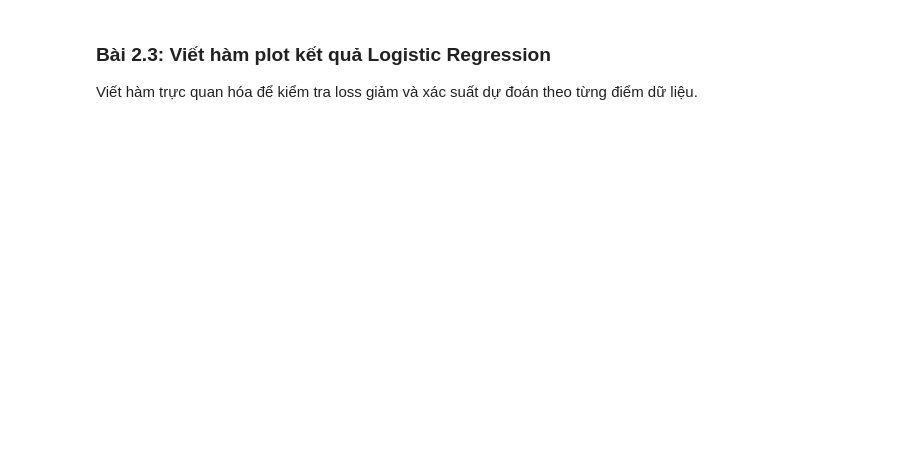
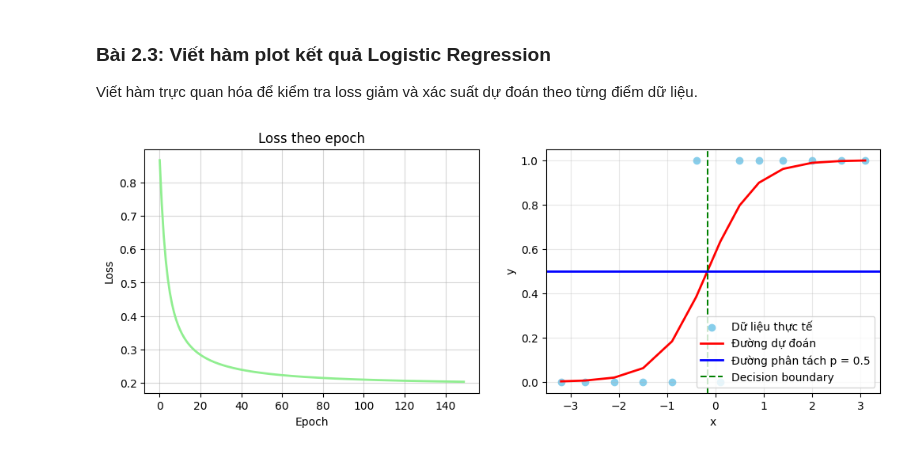
Before and after one commit to hanghithien/mliot-pyml-2026-hw, a Jupyter notebook: week02/gradient-descent-hw/gradient_descent_hw.ipynb, the cells around one changed output. Drawn from its saved outputs; the diff is of its cells as text; code cells hidden in the pictures; blank space fills up the shorter version.

```diff
--- a/week02/gradient-descent-hw/gradient_descent_hw.ipynb
+++ b/week02/gradient-descent-hw/gradient_descent_hw.ipynb
@@ -308,7 +367,20 @@ loss_history_logistic = []
 # TODO: cập nhật w_logistic = w_logistic - learning_rate_logistic * grad_w_logistic
 # TODO: cập nhật b_logistic = b_logistic - learning_rate_logistic * grad_b_logistic
 # TODO: in epoch, loss_logistic, w_logistic, b_logistic sau mỗi 25 epochs
+for epoch in range(epochs_logistic):
+  y_pred_proba = predict_proba_logistic(x_logistic,w_logistic,b_logistic)
+  loss = binary_cross_entropy(y_logistic,y_pred_proba)
+  loss_history_logistic.append(loss)
+  g_w, g_b = compute_logistic_gradients(x_logistic, y_logistic, y_pred_proba)
+
+  w_logistic = w_logistic - learning_rate_logistic*g_w
+  b_logistic = b_logistic - learning_rate_logistic*g_b
+  if epoch % 25 == 0 or epoch == epochs_logistic -1:
+    print(f"epoch: {epoch:3d} | w: {w_logistic:8.4f} | b: {b_logistic:8.4f} | loss: {loss:4.2f}")
 
 # TODO: tính xác suất cuối cùng cho từng điểm x_logistic
 # TODO: đổi xác suất thành nhãn dự đoán với ngưỡng 0.5
 # TODO: in xác suất, nhãn dự đoán, và so sánh với y_logistic
+y_pred_proba = predict_proba_logistic(x_logistic, w_logistic,b_logistic)
+y_pred_label = np.array([1 if x >= 0.5 else 0 for x in y_pred_proba])
+print("Y dự đoán: ", y_pred_label, "\nY thực thế: ", y_logistic)
@@ -318,13 +400,38 @@ loss_history_logistic = []
 Viết hàm trực quan hóa để kiểm tra loss giảm và xác suất dự đoán theo từng điểm dữ liệu.
 # %%
 # TODO: import matplotlib.pyplot as plt
-
-# TODO: viết hàm plot_logistic_result(x, y_true, y_pred_proba, loss_history)
+import matplotlib.pyplot as plt
+# TODO: viết hàm
 # Gợi ý: tạo biểu đồ gồm 2 phần
 # - Phần 1: vẽ loss_history theo epoch
 # - Phần 2: scatter dữ liệu thật và scatter xác suất dự đoán
 # - Có thể vẽ thêm đường ngang y = 0.5 để thể hiện ngưỡng phân lớp
 # - Thêm title, xlabel, ylabel, legend để biểu đồ dễ đọc
+decision_boundary = -b_logistic / w_logistic
+def plot_logistic_result(x, y_true, y_pred_proba, loss_history):
+  epoch_axis = np.arange(len(loss_history))
+  fig, axes = plt.subplots(1,2, figsize = (12,4))
 
+  axes[0].plot(epoch_axis,loss_history, color = 'lightgreen', linewidth = 2)
+  axes[0].set_title("Loss theo epoch")
+  axes[0].set_xlabel("Epoch")
+  axes[0].set_ylabel("Loss")
+  axes[0].grid(True,alpha = 0.5)
+
+  axes[1].scatter(x,y_true,color = 'skyblue',label = 'Dữ liệu thực tế')
+  axes[1].plot(x,y_pred_proba,color = 'red', linewidth = 2,label = 'Đường dự đoán')
+  axes[1].axhline(y=0.5,color = 'blue', linewidth = 2,label = 'Đường phân tách p = 0.5')
+  axes[1].axvline(x=decision_boundary, color='green',linestyle='--', label='Decision boundary')
+  axes[1].set_xlabel("x")
+  axes[1].set_ylabel("y")
+  axes[1].grid(True, alpha=0.3)
+  axes[1].legend()
+
+
+  plt.show()
+final_proba_logistic = predict_proba_logistic(x_logistic,w_logistic,b_logistic)
+plot_logistic_result(x_logistic, y_logistic, final_proba_logistic, loss_history_logistic)
 # TODO: tính final_proba_logistic bằng predict_proba_logistic(x_logistic, w_logistic, b_logistic)
 # TODO: gọi plot_logistic_result(x_logistic, y_logistic, final_proba_logistic, loss_history_logistic)
+# %% [output]
+[figure, added]
```
Also changed, not shown: parts of 10 cells of this notebook.
